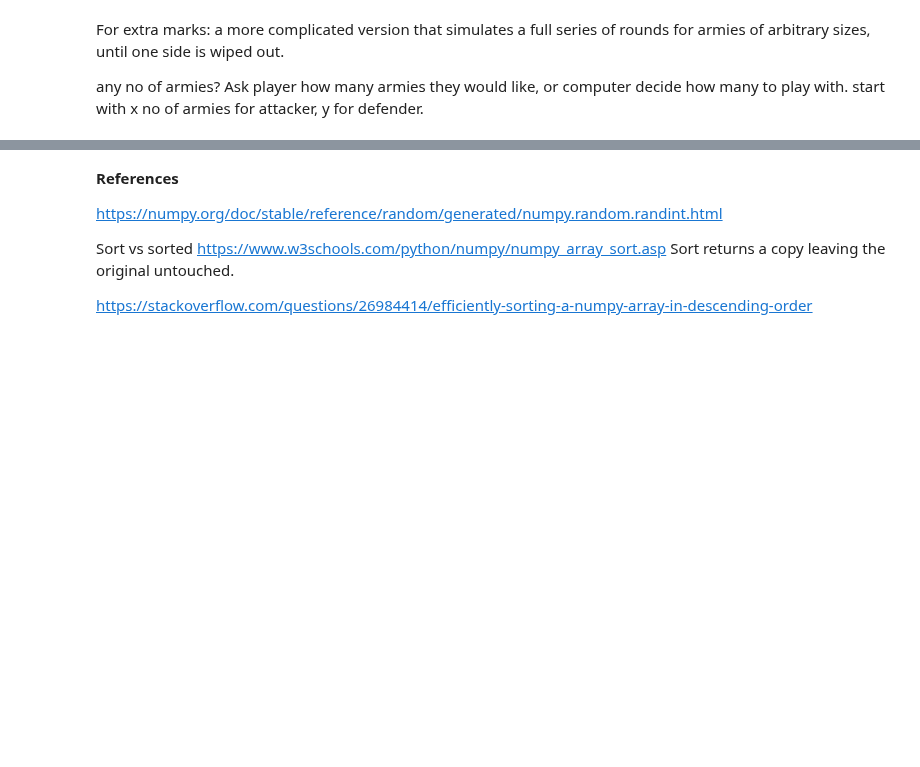
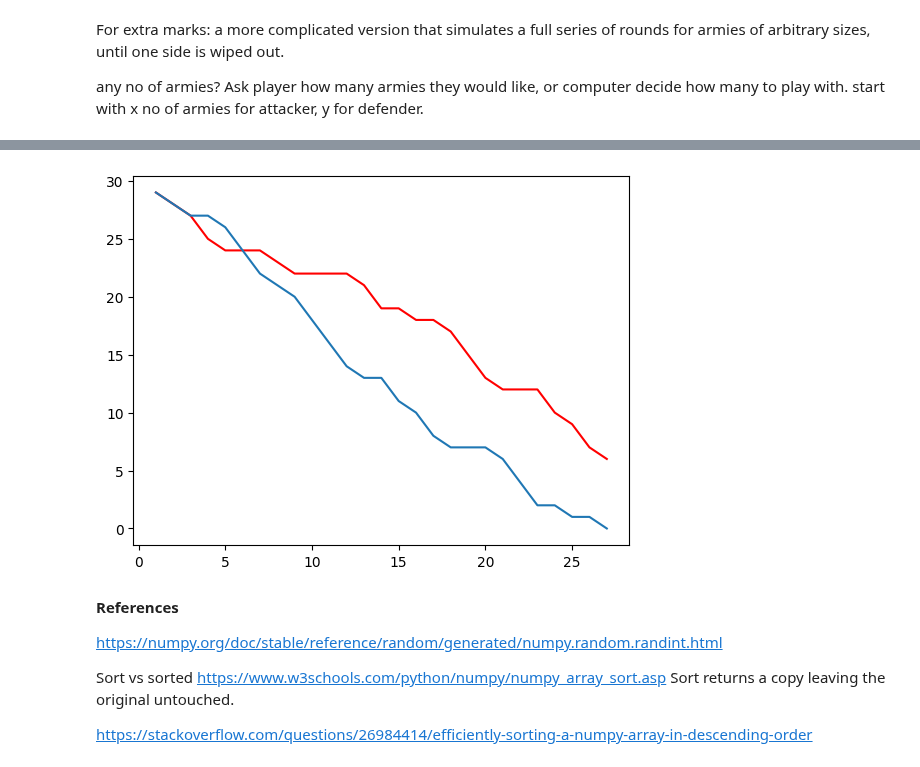
Before and after one commit to IreneKilgannon/PFDA, a Jupyter notebook: PFDA-assignments/assignment_5_risk.ipynb, the cells around one changed output, grey strips where cells are left out. Saved outputs shown, nothing was run; the diff lists cells and outputs as text; code cells hidden in the pictures; blank space fills up the shorter version.

Commit message:
very rough and ready version of assignment 5 with army sizes

```diff
--- a/PFDA-assignments/assignment_5_risk.ipynb
+++ b/PFDA-assignments/assignment_5_risk.ipynb
@@ -177,3 +179,65 @@ For extra marks: a more complicated version that simulates a full series of roun
 
 any no of armies? Ask player how many armies they would like, or computer decide how many to play with.
 start with x no of armies for attacker, y for defender.
+# %%
+# Very very basic version with an army size initialised at start of battle.
+round_attacker_losses = 0
+round_defender_losses = 0
+
+attacker_army_size = 30
+defender_army_size = 30
+
+
+attacker_losses = 0
+defender_losses = 0
+
+round_scores = []
+
+for round in range(1, 1000):
+    # Roll the attacker dice
+    attacker_dice = roll_dice(3)
+    # Roll the defender dice
+    defender_dice = roll_dice(2)
+    # Calculate the losses.
+    for a, d in zip(attacker_dice, defender_dice):
+        if  a <= d:
+            round_attacker_losses += 1
+            attacker_army_size -=1
+        else:
+            round_defender_losses += 1
+            defender_army_size -= 1
+
+    attacker_losses += round_attacker_losses
+    defender_losses += round_defender_losses
+
+    #
+    round_scores.append({
+        'round': round,
+        'attacker_dice': attacker_dice,
+        'defender_dice': defender_dice,
+        'attacker_losses': round_attacker_losses,
+        'defender_losses': round_defender_losses,
+        'attacker_army_size': attacker_army_size,
+        'defender_army_size':defender_army_size})
+
+    if attacker_army_size == 0 or defender_army_size == 0:
+        break
+
+print(f'attacker_army_size: {attacker_army_size}')
+
+print(f'defender_army_size: {defender_army_size}')
+
+print(f'attacker losses:{round_attacker_losses}')
+
+print(f'defender losses:{round_defender_losses}')
+
+print(round_scores)
+
+# Plot the army size as the rounds progress.
+round_scores = pd.DataFrame(round_scores)
+print(round_scores.head())
+
+plt.plot(round_scores['round'], round_scores['attacker_army_size'], color = 'r')
+plt.plot(round_scores['round'], round_scores['defender_army_size'])
+plt.show()
+# %% [output]
@@ -180,3 +262,4 @@ start with x no of armies for attacker, y for defender.
+[figure, added]
 # %% [markdown]
 __References__
 
```
Also changed, not shown: parts of 7 cells of this notebook, 1 other file.
